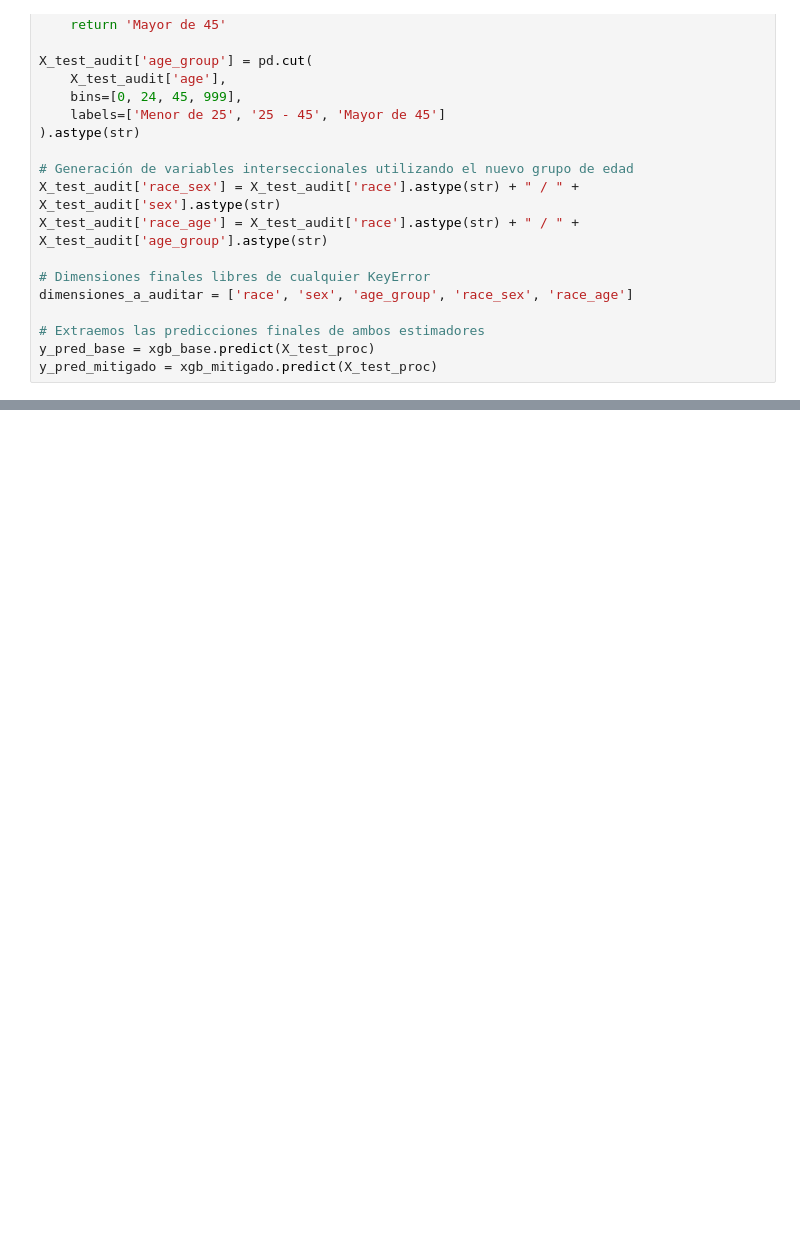
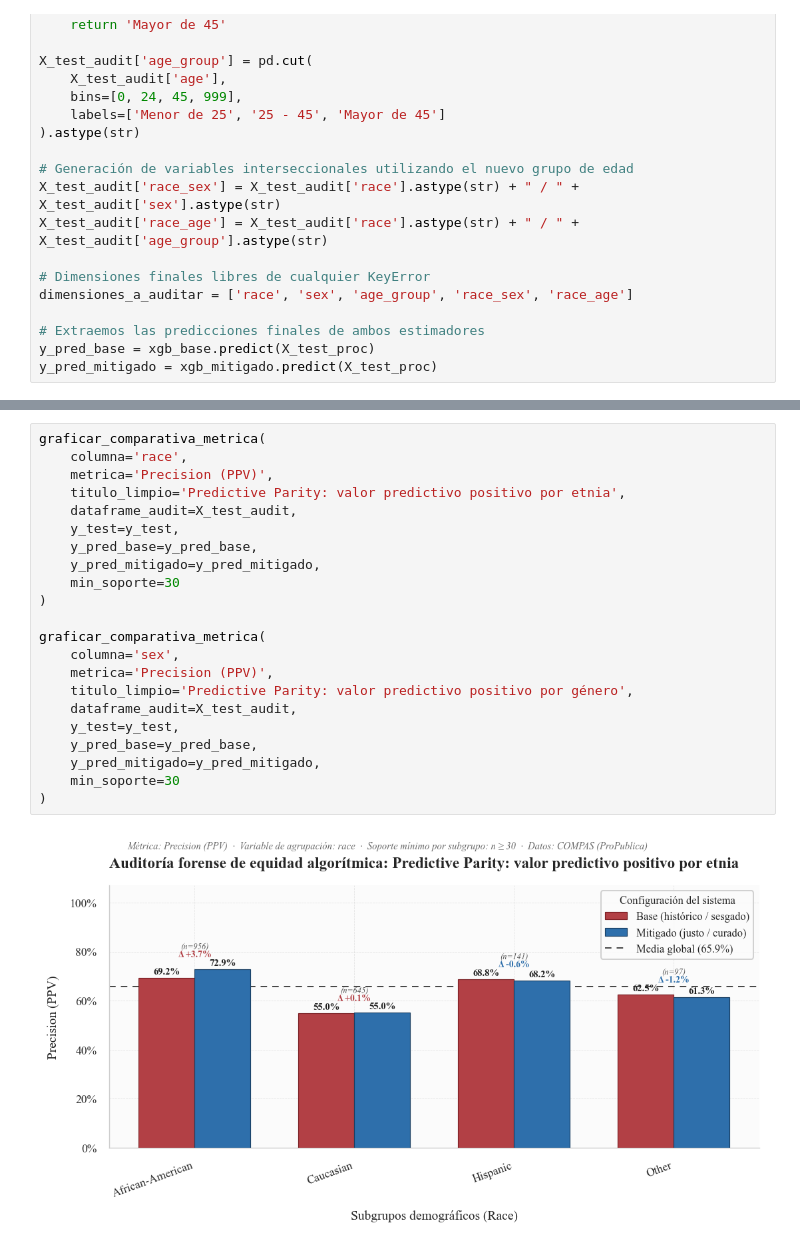
Before and after one commit to dmg131/AA_proyect, a Jupyter notebook: fairness.ipynb, the cells around one changed output, grey strips where cells are left out. Drawn from its saved outputs; the diff is of its cells as text; blank space fills up the shorter version.

```diff
--- a/fairness.ipynb
+++ b/fairness.ipynb
@@ -343,0 +478,24 @@ graficar_reduccion_gap_global(df_resumen_gaps)
+# %%
+graficar_comparativa_metrica(
+    columna='race',
+    metrica='Precision (PPV)',
+    titulo_limpio='Predictive Parity: valor predictivo positivo por etnia',
+    dataframe_audit=X_test_audit,
+    y_test=y_test,
+    y_pred_base=y_pred_base,
+    y_pred_mitigado=y_pred_mitigado,
+    min_soporte=30
+)
+
+graficar_comparativa_metrica(
+    columna='sex',
+    metrica='Precision (PPV)',
+    titulo_limpio='Predictive Parity: valor predictivo positivo por género',
+    dataframe_audit=X_test_audit,
+    y_test=y_test,
+    y_pred_base=y_pred_base,
+    y_pred_mitigado=y_pred_mitigado,
+    min_soporte=30
+)
+# %% [output]
+[figure, added]
```
Also changed, not shown: parts of 22 cells of this notebook.
